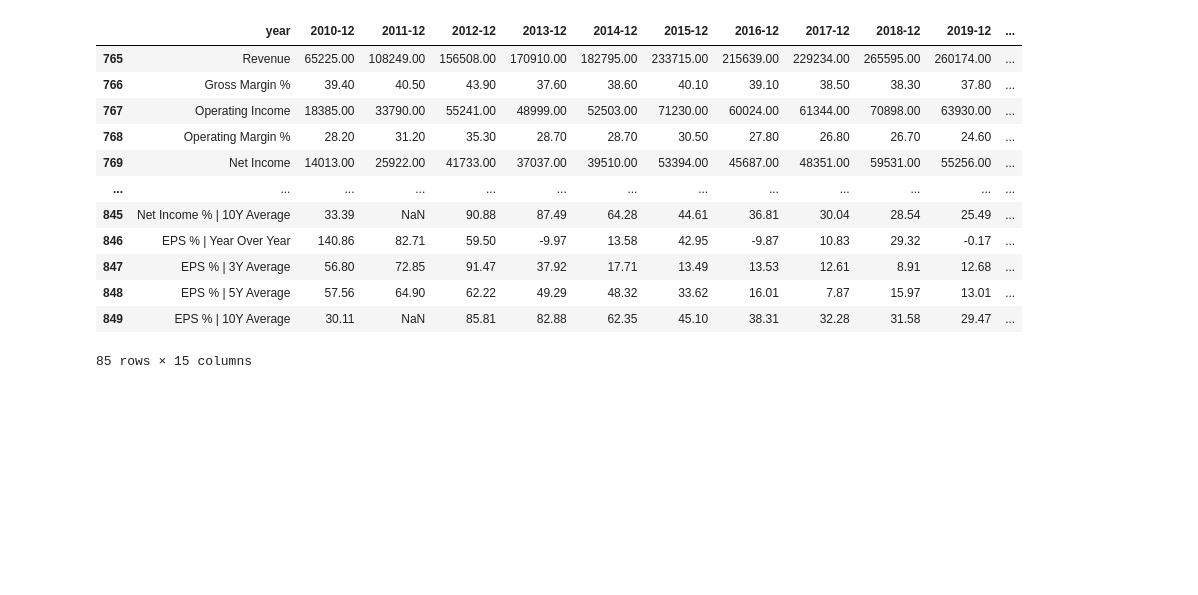
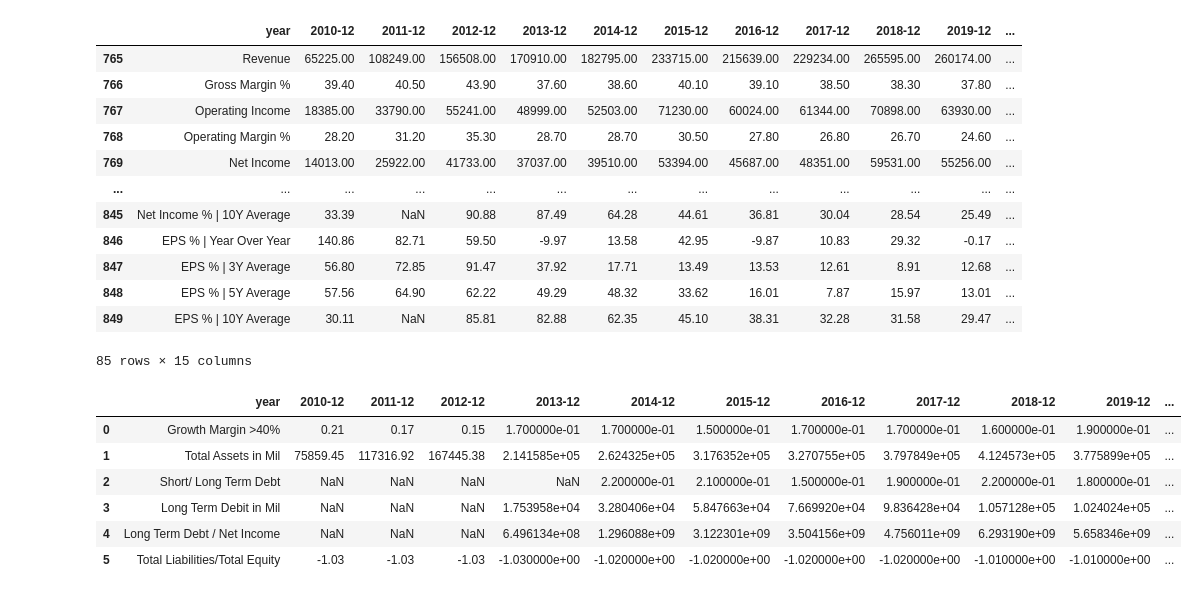
Before and after one commit to chajmz/morningstar-ratios, a Jupyter notebook: MorningStar_Python.ipynb, the cells around one changed output. Drawn from its saved outputs; the diff is of its cells as text; code cells hidden in the pictures; blank space fills up the shorter version.

```diff
--- a/MorningStar_Python.ipynb
+++ b/MorningStar_Python.ipynb
@@ -275,0 +540,21 @@ df_aapl
+# %%
+l1 = compute_ratio_sga(aapl_fusion,"Margins % \of Sales | SG&A","Gross Margin %","Growth Margin >40%")
+l2 = compute_ratio_book_value(aapl_fusion,"Total Stockholders' Equity","Book Value Per Share","Shares",
+                         'Total Assets in Mil')
+l3 = compute_ratio_debt(aapl_fusion, "Short Term Debt","Long-Term Debt","Short/ Long Term Debt")
+
+l4 = compute_ratio_long_term_debt(aapl_fusion,"Long-Term Debt","Total Assets in Mil","Long Term Debit in Mil")
+l5 = compute_ratio_long_term_net_income(aapl_fusion, "Long Term Debit in Mil", "Net Income","Long Term Debt / Net Income")
+#l6 = compute_ratio_liability_equity(aapl_fusion, "Total Liabilities","Total Liabilities/Total Equity")
+# %%
+df_extra = pd.DataFrame([l1,l2,l3,l4, l5,l6], columns = cols).round(2)
+df_extra
+#aapl_fusion = pd.concat([df_aapl,global_df_aapl,df_extra]).reset_index(drop=True)
+# %% [output]
+|  | year | 2010-12 | 2011-12 | 2012-12 | 2013-12 | 2014-12 | 2015-12 | 2016-12 | 2017-12 | 2018-12 | 2019-12 | ... |
+| 0 | Growth Margin >40% | 0.21 | 0.17 | 0.15 | 1.700000e-01 | 1.700000e-01 | 1.500000e-01 | 1.700000e-01 | 1.700000e-01 | 1.600000e-01 | 1.900000e-01 | ... |
+| 1 | Total Assets in Mil | 75859.45 | 117316.92 | 167445.38 | 2.141585e+05 | 2.624325e+05 | 3.176352e+05 | 3.270755e+05 | 3.797849e+05 | 4.124573e+05 | 3.775899e+05 | ... |
+| 2 | Short/ Long Term Debt | NaN | NaN | NaN | NaN | 2.200000e-01 | 2.100000e-01 | 1.500000e-01 | 1.900000e-01 | 2.200000e-01 | 1.800000e-01 | ... |
+| 3 | Long Term Debit in Mil | NaN | NaN | NaN | 1.753958e+04 | 3.280406e+04 | 5.847663e+04 | 7.669920e+04 | 9.836428e+04 | 1.057128e+05 | 1.024024e+05 | ... |
+| 4 | Long Term Debt / Net Income | NaN | NaN | NaN | 6.496134e+08 | 1.296088e+09 | 3.122301e+09 | 3.504156e+09 | 4.756011e+09 | 6.293190e+09 | 5.658346e+09 | ... |
+| 5 | Total Liabilities/Total Equity | -1.03 | -1.03 | -1.03 | -1.030000e+00 | -1.020000e+00 | -1.020000e+00 | -1.020000e+00 | -1.020000e+00 | -1.010000e+00 | -1.010000e+00 | ... |
```
Also changed, not shown: parts of 11 cells of this notebook.
